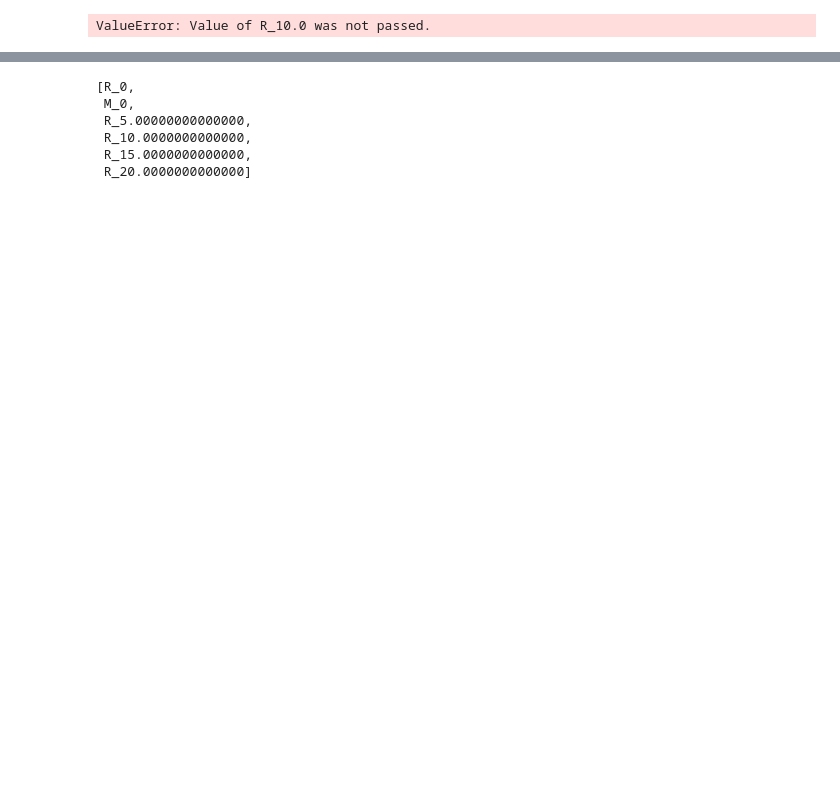
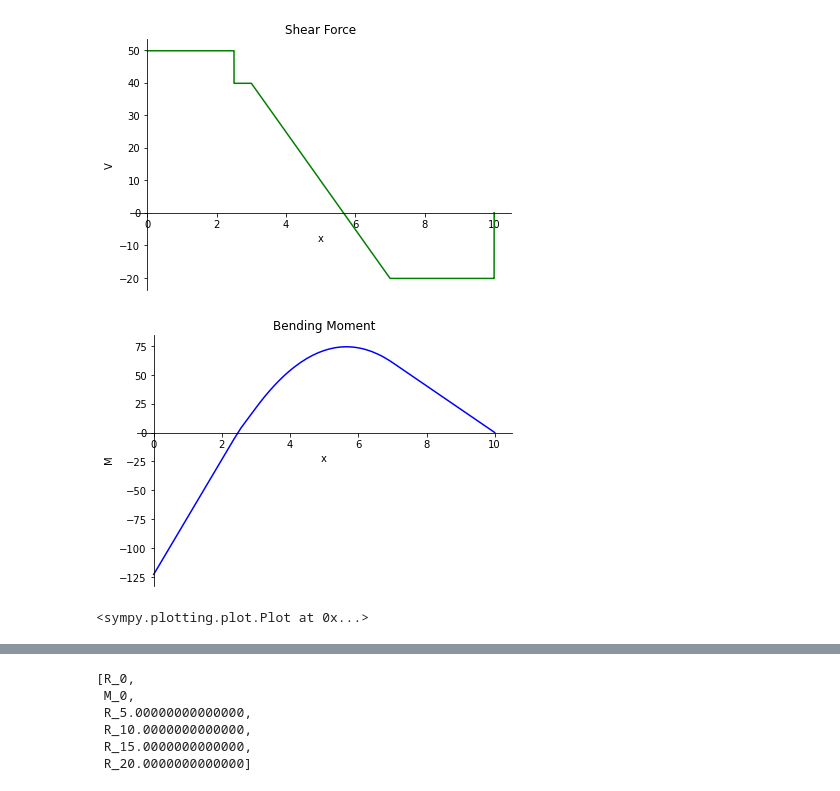
Before and after one commit to abhimhamane/structural_streamlit, a Jupyter notebook: stream.ipynb, the cells around one changed output, grey strips where cells are left out. Saved outputs shown, nothing was run; the diff lists cells and outputs as text; code cells hidden in the pictures; blank space fills up the shorter version.

```diff
--- a/stream.ipynb
+++ b/stream.ipynb
@@ -139,7 +140,7 @@ else:
 #beam_inst.plot_slope()
 # %%
 ##### Cantilever Beam
-L = 10
+L = 10.0
 E = 25000
 I = 0.000525
 
@@ -148,42 +149,43 @@ b1 = Beam(L, E, I)
 R1 = sympy_variable("R_0")
 
 M0 = sympy_variable("M_0")
 
-r_end = sympy_variable("R_10.0")
+r_end = sympy_variable("R_10")
 
 
 b1.apply_load(R1, 0, -1)
 b1.apply_load(M0, 0, -2)
-b1.apply_load(r_end, 10.0, -1)
+b1.apply_load(r_end, L, -1)
 
 b1.apply_load(10.0, 2.5, -1)
 b1.apply_load(15.0, 3.0, 0, end=7)
 
+b1.bc_deflection.append((0,0))
+b1.bc_deflection.append((L, 0))
+b1.bc_slope.append((0,0))
 
 b1.solve_for_reaction_loads(R1 ,M0, r_end)
 b1.reaction_loads
 
 
 
-key = list(b1.reaction_loads.keys())
-vals = list(b1.reaction_loads.values())
-
 #b1.solve_for_reaction_loads(R1 ,M0, R2)
 #v= b1.plot_shear_force()
 sh_eq = b1.shear_force()
 bm_eqn = b1.bending_moment()
-slp_eqn = b1.slope()
-defl_eqn = b1.deflection()
+#slp_eqn = b1.slope()
+#defl_eqn = b1.deflection()
 ax_x = np.arange(0, L, 0.05)
 #print(ax_x)
 x = sympy.symbols("x")
-moment_y = []
+shear_y = []
 
 for i in ax_x:
-    moment_y.append(sh_eq.subs(x, i))
+    shear_y.append(sh_eq.subs(x, i))
 
-
+b1.plot_shear_force()
 b1.plot_bending_moment()
-#bmd = plt.plot(ax_x, moment_y)
 # %% [output]
+[figure, added]
+[figure, added]
-ValueError: Value of R_10.0 was not passed.
+<sympy.plotting.plot.Plot at 0x...>
```
Also changed, not shown: parts of 5 cells of this notebook, 3 other files.
